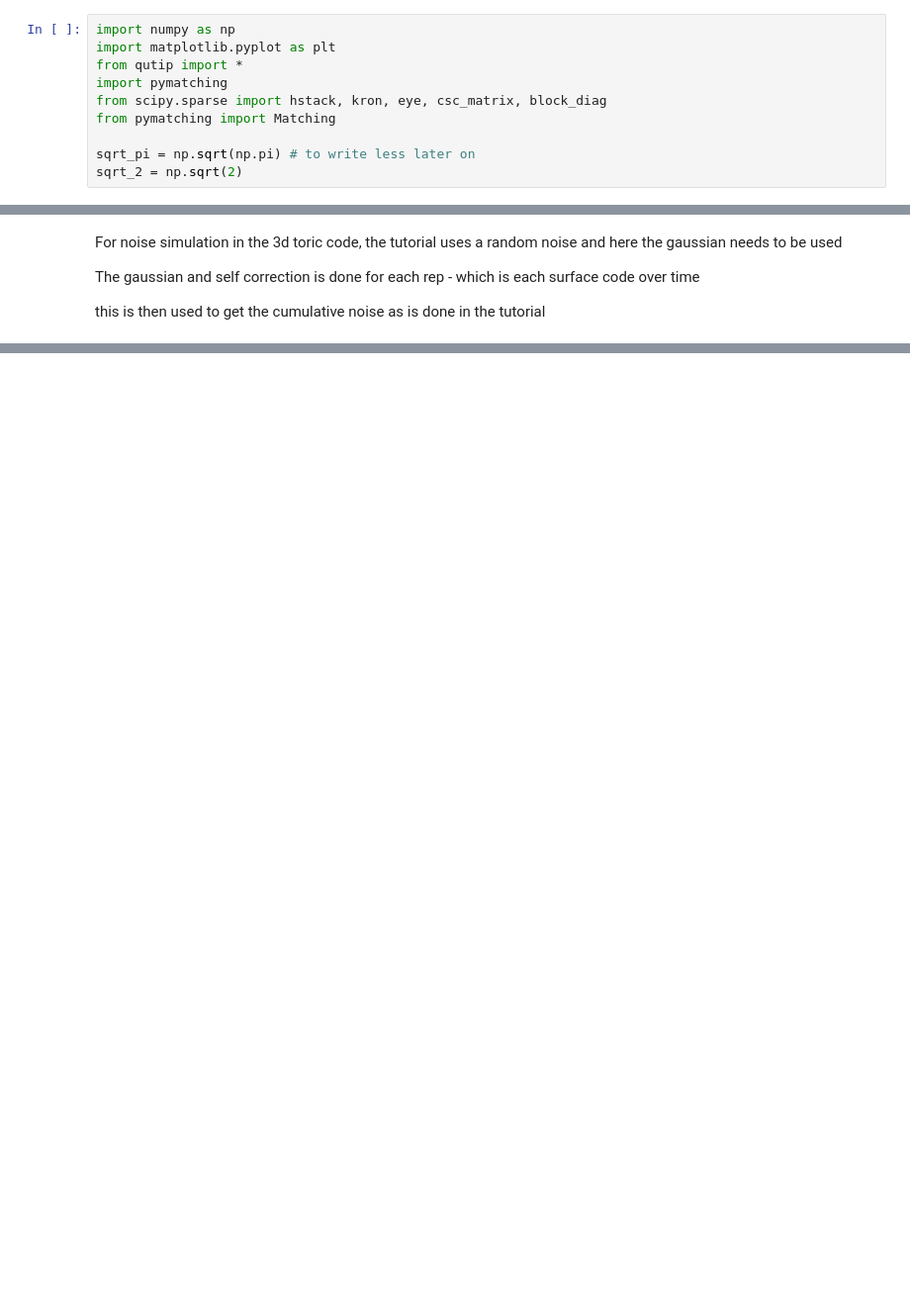
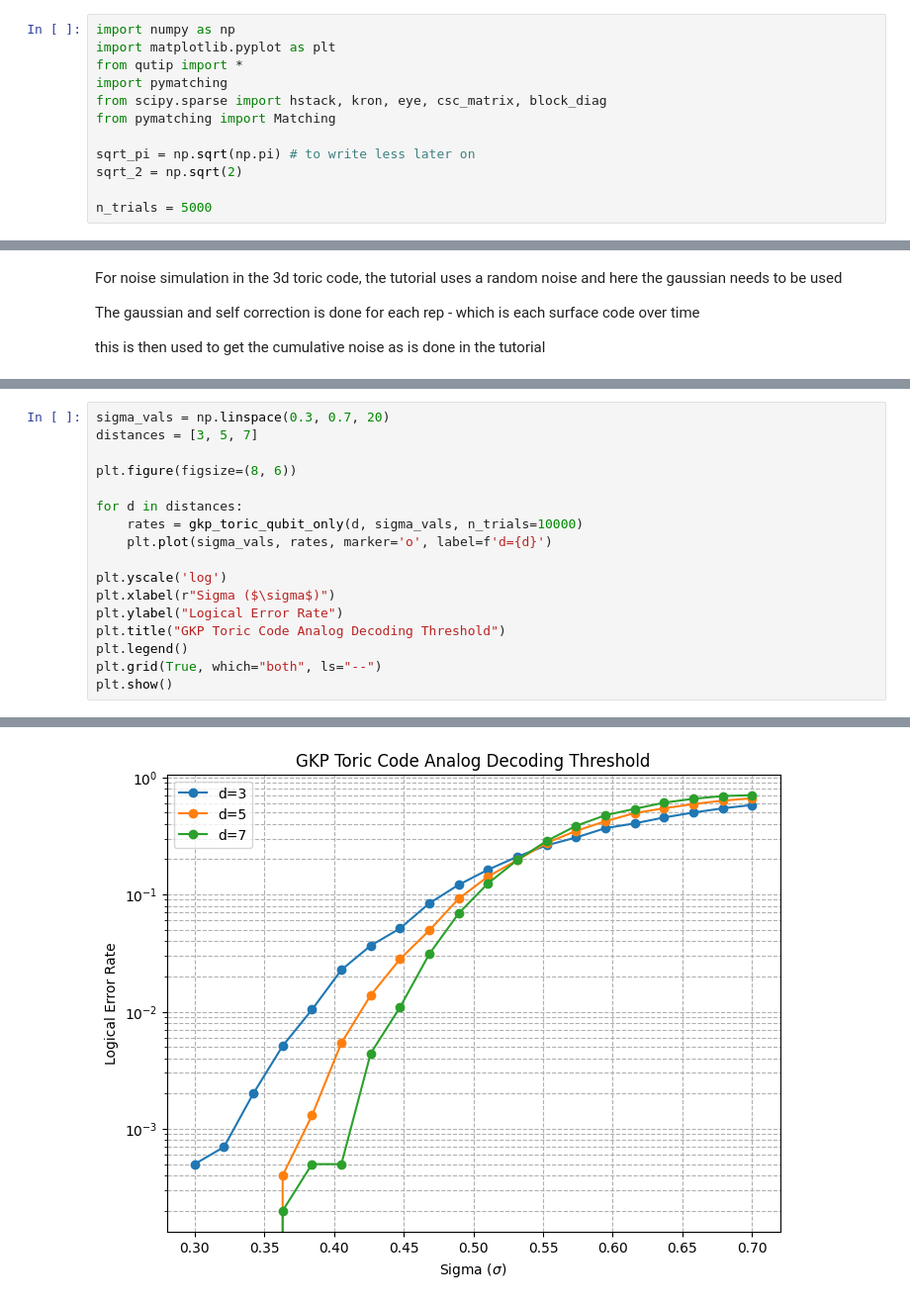
Before and after one commit to laramt04/GKP_QEC_Project_Code, a Jupyter notebook: GKP_toric.ipynb, the cells around one changed output, grey strips where cells are left out. Shown at 99% size. Cells and saved outputs as stored; diff of their text form; blank space fills up the shorter version.

Commit message:
physical rate attempt

```diff
--- a/GKP_toric.ipynb
+++ b/GKP_toric.ipynb
@@ -8,6 +8,8 @@ from pymatching import Matching
 
 sqrt_pi = np.sqrt(np.pi) # to write less later on
 sqrt_2 = np.sqrt(2)
+
+n_trials = 5000
 # %% [markdown]
 The Toric code is the 2D surface code
 
@@ -252,0 +111,18 @@ plt.show()
+# %%
+sigma_vals = np.linspace(0.3, 0.7, 20)
+distances = [3, 5, 7]
+
+plt.figure(figsize=(8, 6))
+
+for d in distances:
+    rates = gkp_toric_qubit_only(d, sigma_vals, n_trials=10000)
+    plt.plot(sigma_vals, rates, marker='o', label=f'd={d}')
+
+plt.yscale('log')
+plt.xlabel(r"Sigma ($\sigma$)")
+plt.ylabel("Logical Error Rate")
+plt.title("GKP Toric Code Analog Decoding Threshold")
+plt.legend()
+plt.grid(True, which="both", ls="--")
+plt.show()
+# %% [output]
@@ -252,0 +146 @@ plt.show()
+[figure, added]
```
Also changed, not shown: parts of 11 cells of this notebook.
